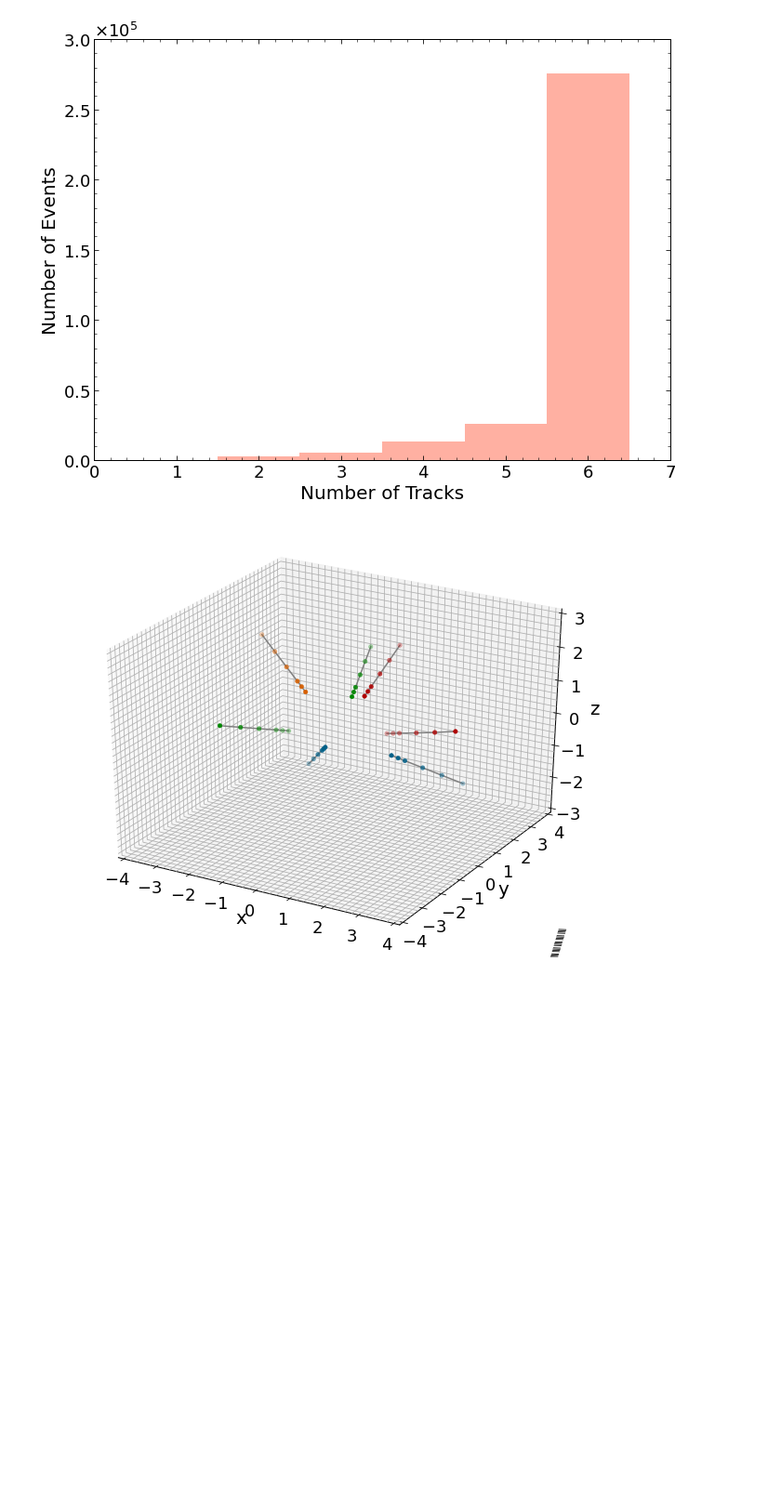
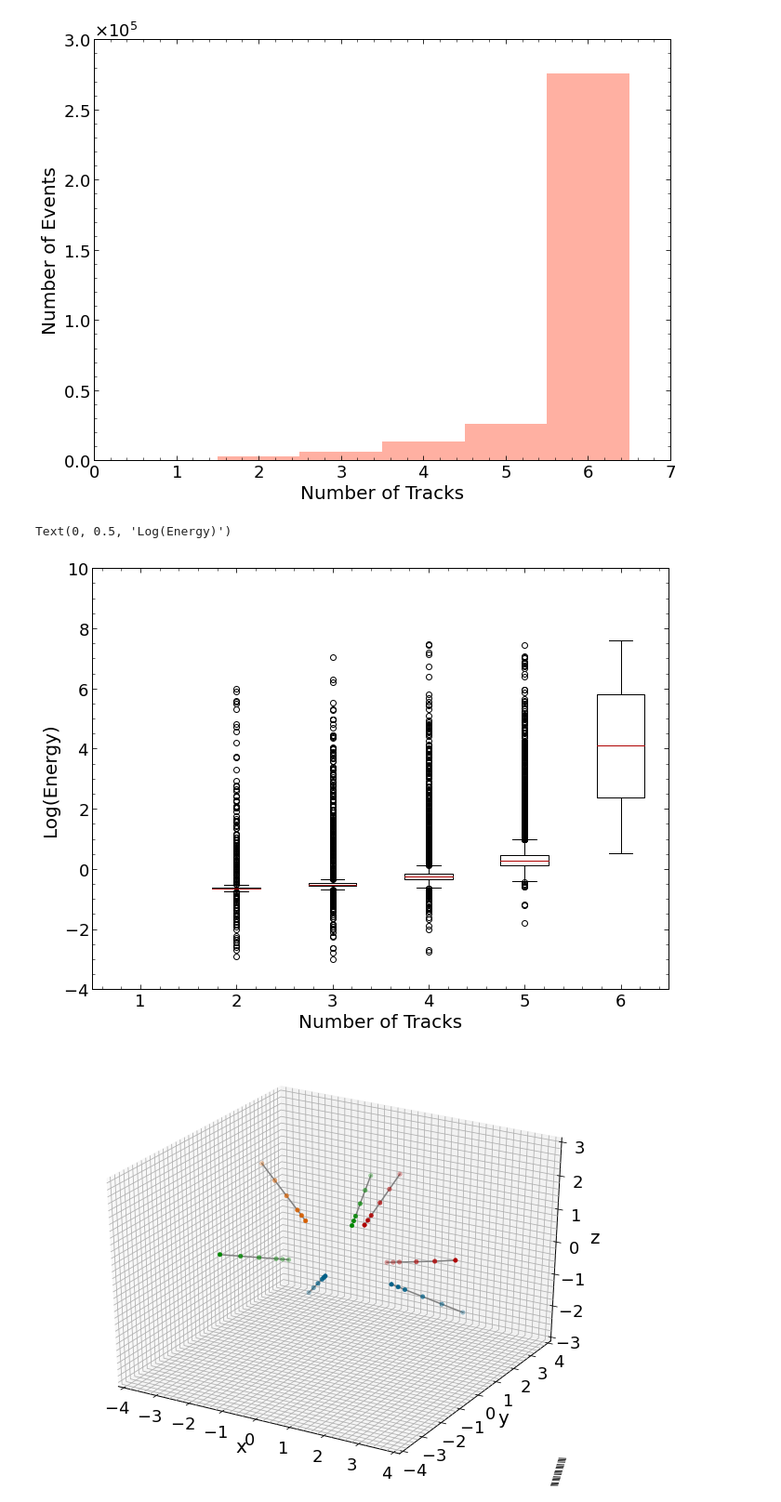
Before and after one commit to XenoicZ/EPE, a Jupyter notebook: PFN_MDN.ipynb, the cells around one changed output. Shown at 93% size. Saved outputs shown, nothing was run; the diff lists cells and outputs as text; code cells hidden in the pictures; blank space fills up the shorter version.

```diff
--- a/PFN_MDN.ipynb
+++ b/PFN_MDN.ipynb
@@ -286,6 +324,14 @@ Text(0, 0.5, 'Number of Events')
 findfont: Font family ['sans-serif'] not found. Falling back to DejaVu Sans.
 findfont: Font family ['sans-serif'] not found. Falling back to DejaVu Sans.
 [figure]
+# %%
+plt.boxplot((y_train[n_track==1],y_train[n_track==2],y_train[n_track==3],
+             y_train[n_track==4],y_train[n_track==5],y_train[n_track==6]))
+plt.xlabel('Number of Tracks')
+plt.ylabel('Log(Energy)')
+# %% [output]
+Text(0, 0.5, 'Log(Energy)')
+[figure, added]
 # %%
 def plot_track(data):
   # Plot the input tracks in x, y, z coordinate
```
Also changed, not shown: parts of 36 cells of this notebook.
